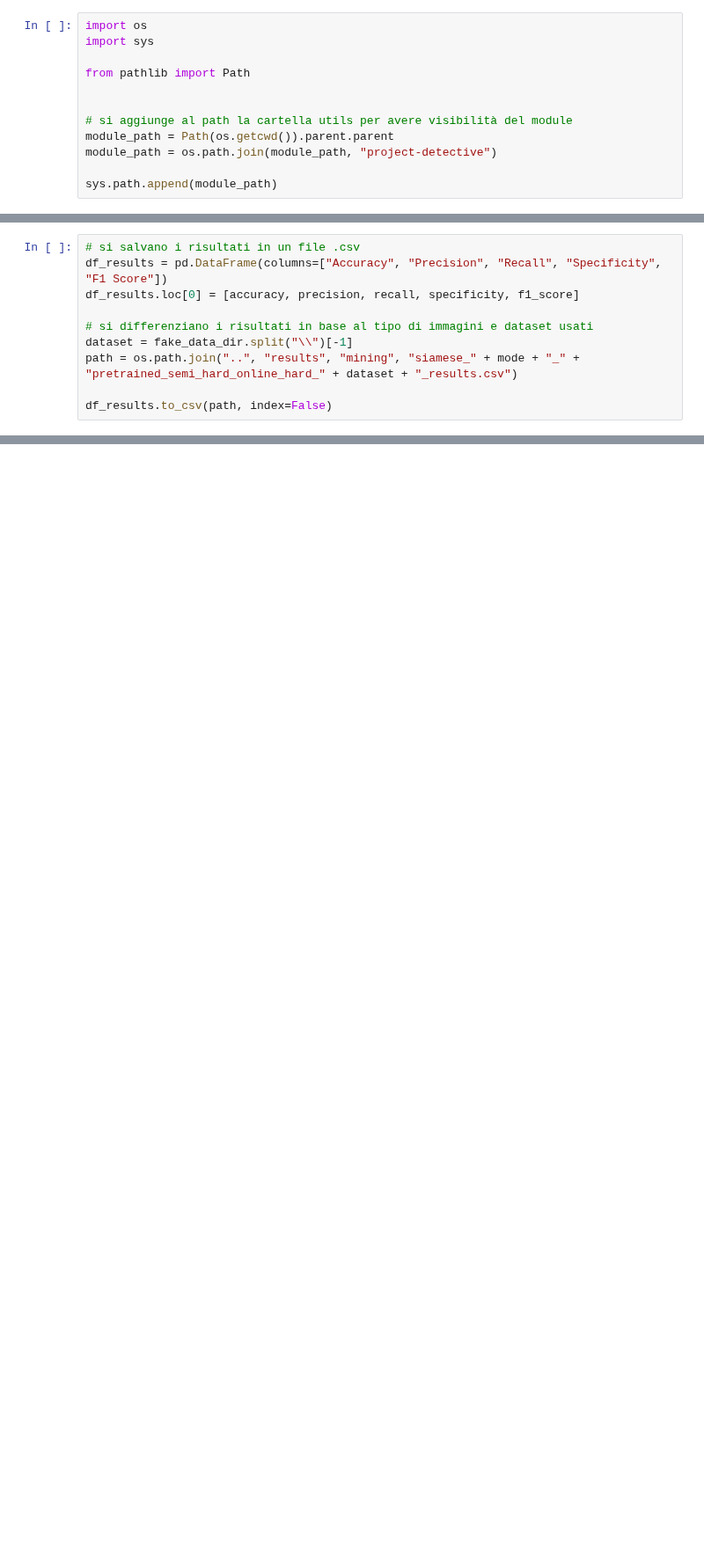
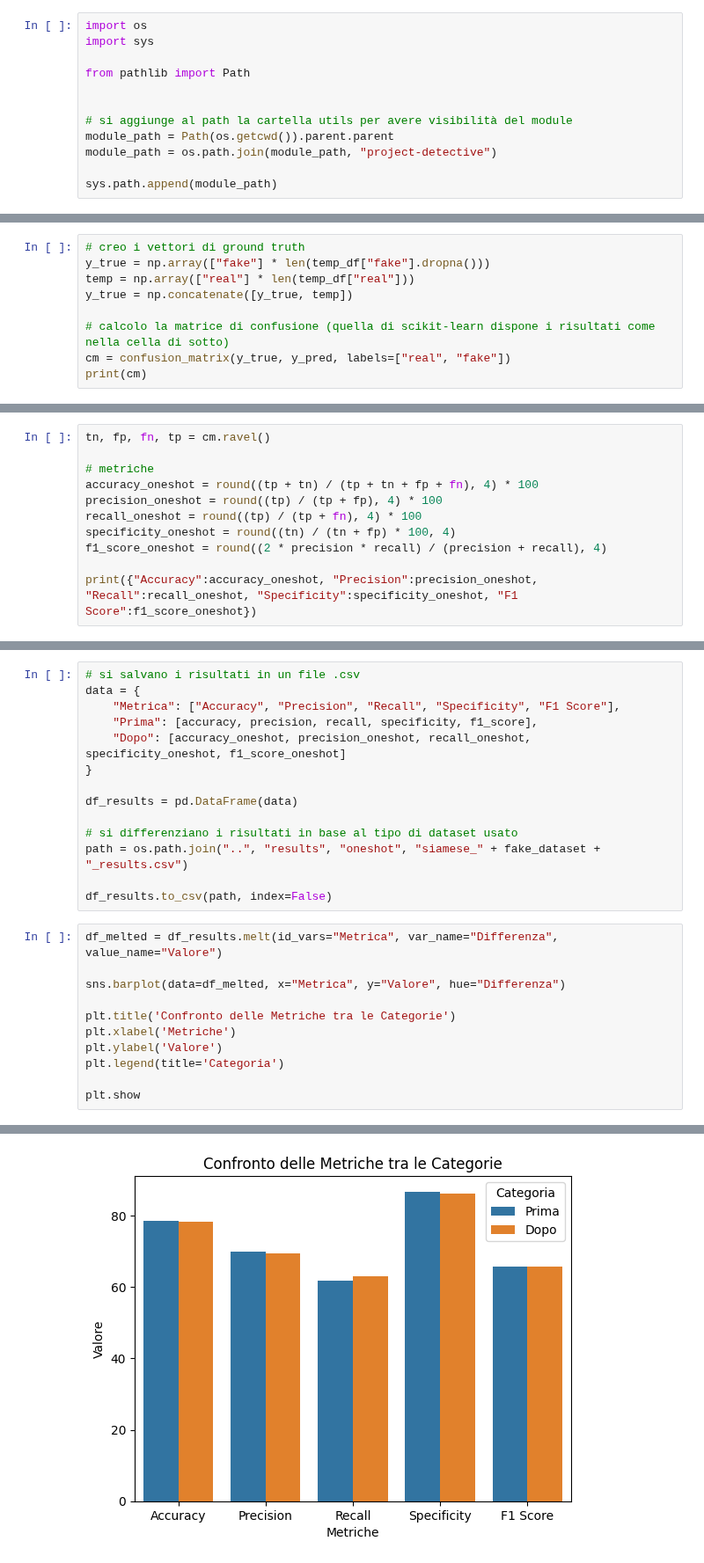
Before and after one commit to raffaeleav/detectwins, a Jupyter notebook: notebooks/one_shot_learning.ipynb, the cells around one changed output, grey strips where cells are left out. Shown at 88% size. Cells and saved outputs as stored; diff of their text form; blank space fills up the shorter version.

Commit message:
feat: one-shot learning

```diff
--- a/notebooks/one_shot_learning.ipynb
+++ b/notebooks/one_shot_learning.ipynb
@@ -358,0 +367,9 @@ print({"Accuracy":accuracy, "Precision":precision, "Recall":recall, "Specificity
+# %%
+# creo i vettori di ground truth
+y_true = np.array(["fake"] * len(temp_df["fake"].dropna()))
+temp = np.array(["real"] * len(temp_df["real"]))
+y_true = np.concatenate([y_true, temp])
+
+# calcolo la matrice di confusione (quella di scikit-learn dispone i risultati come nella cella di sotto)
+cm = confusion_matrix(y_true, y_pred, labels=["real", "fake"])
+print(cm)
@@ -358,0 +379,11 @@ print({"Accuracy":accuracy, "Precision":precision, "Recall":recall, "Specificity
+# %%
+tn, fp, fn, tp = cm.ravel()
+
+# metriche
+accuracy_oneshot = round((tp + tn) / (tp + tn + fp + fn), 4) * 100
+precision_oneshot = round((tp) / (tp + fp), 4) * 100
+recall_oneshot = round((tp) / (tp + fn), 4) * 100
+specificity_oneshot = round((tn) / (tn + fp) * 100, 4)
+f1_score_oneshot = round((2 * precision * recall) / (precision + recall), 4)
+
+print({"Accuracy":accuracy_oneshot, "Precision":precision_oneshot, "Recall":recall_oneshot, "Specificity":specificity_oneshot, "F1 Score":f1_score_oneshot})
@@ -359,10 +392,26 @@ print({"Accuracy":accuracy, "Precision":precision, "Recall":recall, "Specificity
 # %%
 # si salvano i risultati in un file .csv
-df_results = pd.DataFrame(columns=["Accuracy", "Precision", "Recall", "Specificity", "F1 Score"])
-df_results.loc[0] = [accuracy, precision, recall, specificity, f1_score]
+data = {
+    "Metrica": ["Accuracy", "Precision", "Recall", "Specificity", "F1 Score"],
+    "Prima": [accuracy, precision, recall, specificity, f1_score],
+    "Dopo": [accuracy_oneshot, precision_oneshot, recall_oneshot, specificity_oneshot, f1_score_oneshot]
+}
 
-# si differenziano i risultati in base al tipo di immagini e dataset usati
-dataset = fake_data_dir.split("\\")[-1]
-path = os.path.join("..", "results", "mining", "siamese_" + mode + "_" + "pretrained_semi_hard_online_hard_" + dataset + "_results.csv")
+df_results = pd.DataFrame(data)
+
+# si differenziano i risultati in base al tipo di dataset usato
+path = os.path.join("..", "results", "oneshot", "siamese_" + fake_dataset + "_results.csv")
 
 df_results.to_csv(path, index=False)
+# %%
+df_melted = df_results.melt(id_vars="Metrica", var_name="Differenza", value_name="Valore")
+
+sns.barplot(data=df_melted, x="Metrica", y="Valore", hue="Differenza")
+
+plt.title('Confronto delle Metriche tra le Categorie')
+plt.xlabel('Metriche')
+plt.ylabel('Valore')
+plt.legend(title='Categoria')
+
+plt.show
+# %% [output]
@@ -368,0 +419 @@ df_results.to_csv(path, index=False)
+[figure, added]
```
Also changed, not shown: parts of 48 cells of this notebook, 8 other files.
